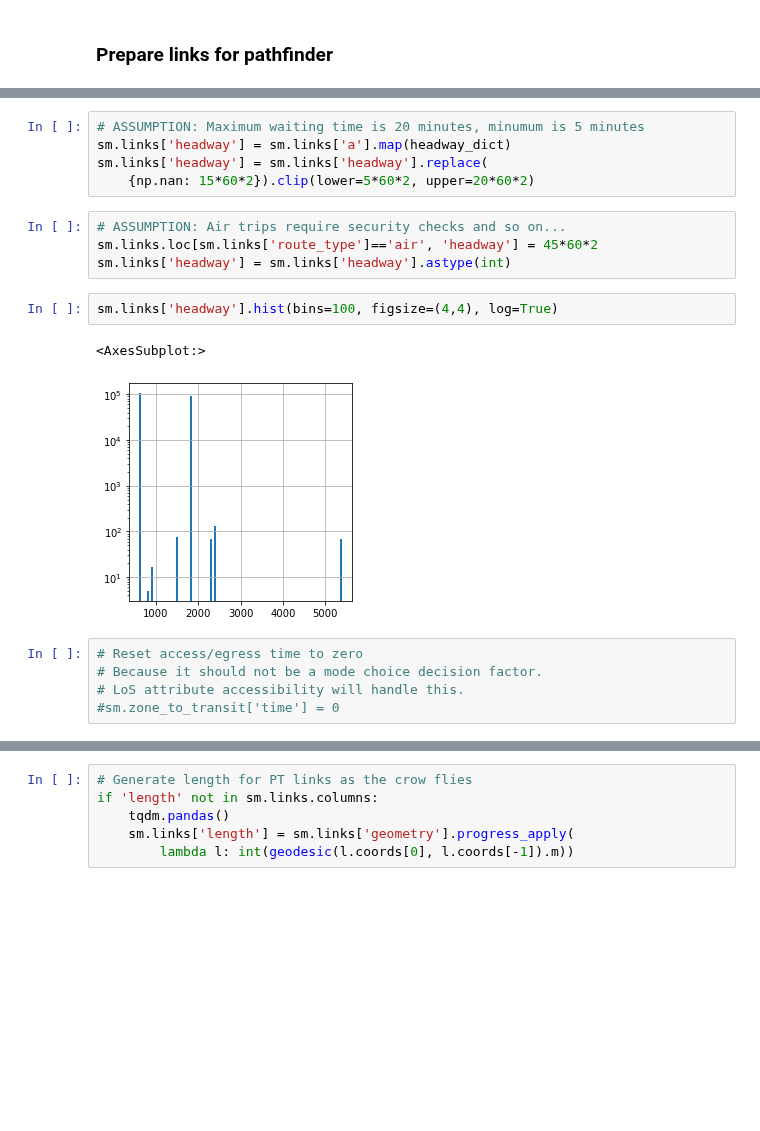
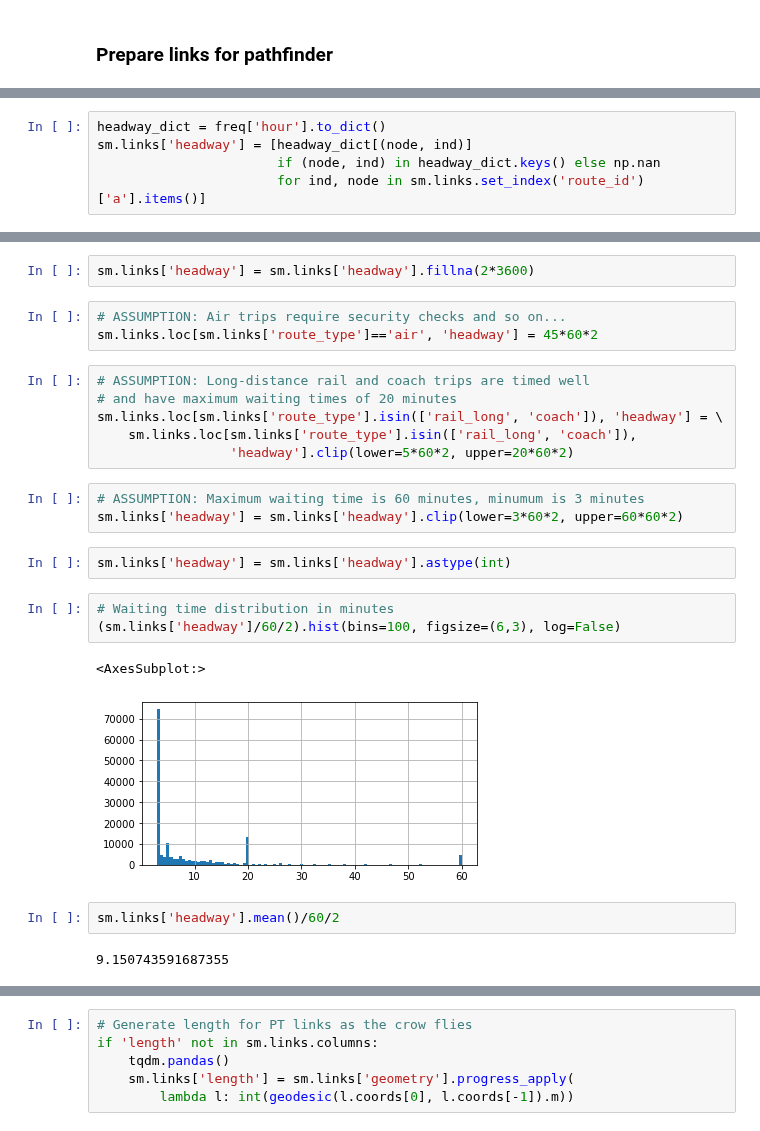
Before and after one commit to marlinarnz/quetzal_germany, a Jupyter notebook: notebooks/prep30_los_pt.ipynb, the cells around one changed output, grey strips where cells are left out. Drawn from its saved outputs; the diff is of its cells as text; blank space fills up the shorter version.

```diff
--- a/notebooks/prep30_los_pt.ipynb
+++ b/notebooks/prep30_los_pt.ipynb
@@ -56,0 +64,5 @@ headway_dict = freq['trip_id'].to_dict()
+# %%
+headway_dict = freq['hour'].to_dict()
+sm.links['headway'] = [headway_dict[(node, ind)]
+                       if (node, ind) in headway_dict.keys() else np.nan
+                       for ind, node in sm.links.set_index('route_id')['a'].items()]
@@ -57,19 +80,26 @@ headway_dict = freq['trip_id'].to_dict()
+# %%
+sm.links['headway'] = sm.links['headway'].fillna(2*3600)
+# %%
+# ASSUMPTION: Air trips require security checks and so on...
+sm.links.loc[sm.links['route_type']=='air', 'headway'] = 45*60*2
+# %%
+# ASSUMPTION: Long-distance rail and coach trips are timed well
+# and have maximum waiting times of 20 minutes
+sm.links.loc[sm.links['route_type'].isin(['rail_long', 'coach']), 'headway'] = \
+    sm.links.loc[sm.links['route_type'].isin(['rail_long', 'coach']),
+                 'headway'].clip(lower=5*60*2, upper=20*60*2)
 # %%
-# ASSUMPTION: Maximum waiting time is 20 minutes, minumum is 5 minutes
-sm.links['headway'] = sm.links['a'].map(headway_dict)
-sm.links['headway'] = sm.links['headway'].replace(
-    {np.nan: 15*60*2}).clip(lower=5*60*2, upper=20*60*2)
+# ASSUMPTION: Maximum waiting time is 60 minutes, minumum is 3 minutes
+sm.links['headway'] = sm.links['headway'].clip(lower=3*60*2, upper=60*60*2)
-# %%
-# ASSUMPTION: Air trips require security checks and so on...
-sm.links.loc[sm.links['route_type']=='air', 'headway'] = 45*60*2
-sm.links['headway'] = sm.links['headway'].astype(int)
+# %%
+sm.links['headway'] = sm.links['headway'].astype(int)
 # %%
-sm.links['headway'].hist(bins=100, figsize=(4,4), log=True)
+# Waiting time distribution in minutes
+(sm.links['headway']/60/2).hist(bins=100, figsize=(6,3), log=False)
 # %% [output]
 <AxesSubplot:>
-[figure, old version]
+[figure, new version]
-# %%
-# Reset access/egress time to zero
-# Because it should not be a mode choice decision factor.
-# LoS attribute accessibility will handle this.
-#sm.zone_to_transit['time'] = 0
+# %%
+sm.links['headway'].mean()/60/2
+# %% [output]
+9.150743591687355
```
Also changed, not shown: parts of 46 cells of this notebook, 21 other files.
